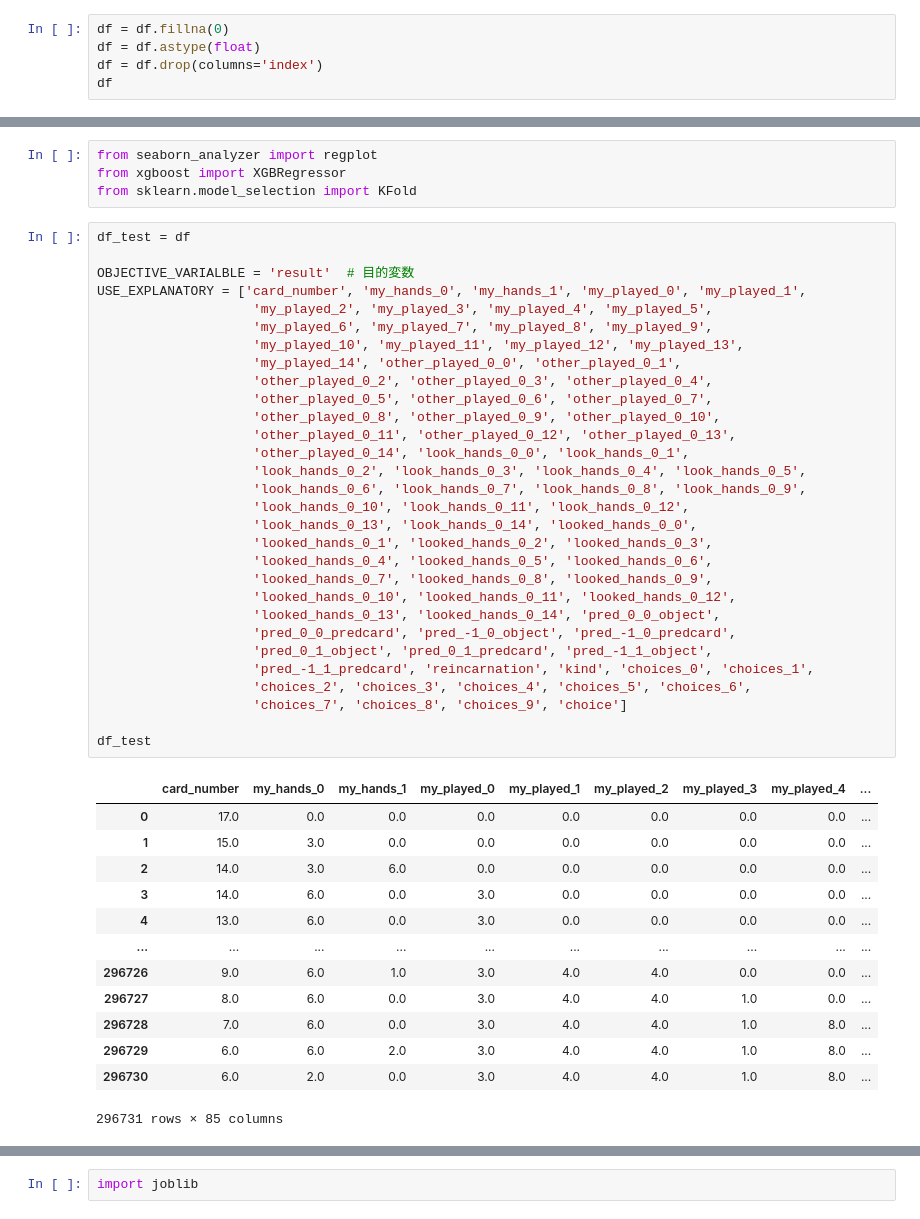
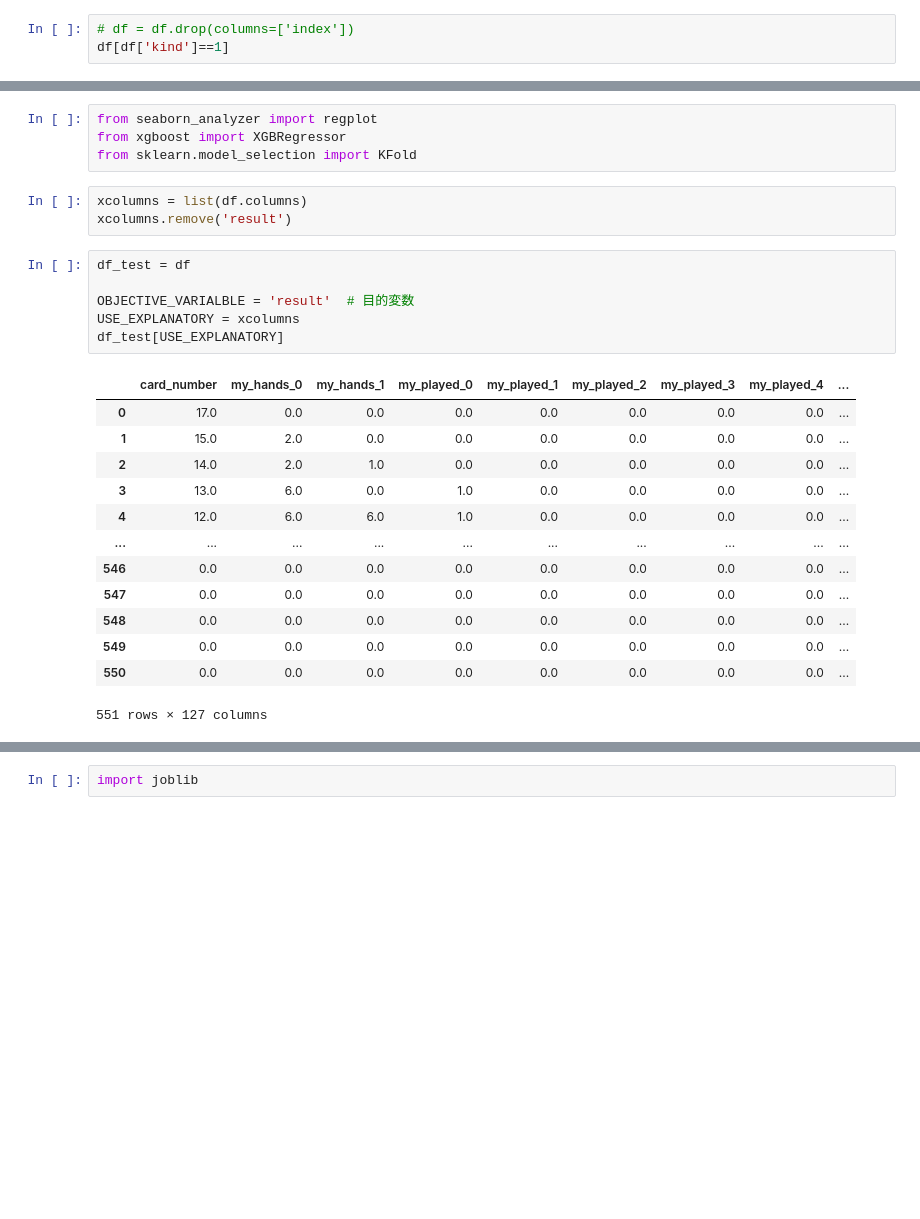
Before and after one commit to FuchigamiKoichi/XENO, a Jupyter notebook: test.ipynb, the cells around one changed output, grey strips where cells are left out. Drawn from its saved outputs; the diff is of its cells as text; blank space fills up the shorter version.

```diff
--- a/test.ipynb
+++ b/test.ipynb
@@ -346,6 +271,4 @@ Length: 86, dtype: object
 # %%
-df = df.fillna(0)
-df = df.astype(float)
-df = df.drop(columns='index')
-df
+# df = df.drop(columns=['index'])
+df[df['kind']==1]
 # %% [output]
@@ -381,50 +292,29 @@ Length: 85, dtype: object
 from seaborn_analyzer import regplot
 from xgboost import XGBRegressor
 from sklearn.model_selection import KFold
+# %%
+xcolumns = list(df.columns)
+xcolumns.remove('result')
 # %%
 df_test = df
 
 OBJECTIVE_VARIALBLE = 'result'  # 目的変数
-USE_EXPLANATORY = ['card_number', 'my_hands_0', 'my_hands_1', 'my_played_0', 'my_played_1',
-                    'my_played_2', 'my_played_3', 'my_played_4', 'my_played_5',
-                    'my_played_6', 'my_played_7', 'my_played_8', 'my_played_9',
-                    'my_played_10', 'my_played_11', 'my_played_12', 'my_played_13',
-                    'my_played_14', 'other_played_0_0', 'other_played_0_1',
-                    'other_played_0_2', 'other_played_0_3', 'other_played_0_4',
-                    'other_played_0_5', 'other_played_0_6', 'other_played_0_7',
-                    'other_played_0_8', 'other_played_0_9', 'other_played_0_10',
-                    'other_played_0_11', 'other_played_0_12', 'other_played_0_13',
-                    'other_played_0_14', 'look_hands_0_0', 'look_hands_0_1',
-                    'look_hands_0_2', 'look_hands_0_3', 'look_hands_0_4', 'look_hands_0_5',
-                    'look_hands_0_6', 'look_hands_0_7', 'look_hands_0_8', 'look_hands_0_9',
-                    'look_hands_0_10', 'look_hands_0_11', 'look_hands_0_12',
-                    'look_hands_0_13', 'look_hands_0_14', 'looked_hands_0_0',
-                    'looked_hands_0_1', 'looked_hands_0_2', 'looked_hands_0_3',
-                    'looked_hands_0_4', 'looked_hands_0_5', 'looked_hands_0_6',
-                    'looked_hands_0_7', 'looked_hands_0_8', 'looked_hands_0_9',
-                    'looked_hands_0_10', 'looked_hands_0_11', 'looked_hands_0_12',
-                    'looked_hands_0_13', 'looked_hands_0_14', 'pred_0_0_object',
-                    'pred_0_0_predcard', 'pred_-1_0_object', 'pred_-1_0_predcard',
-                    'pred_0_1_object', 'pred_0_1_predcard', 'pred_-1_1_object',
-                    'pred_-1_1_predcard', 'reincarnation', 'kind', 'choices_0', 'choices_1',
-                    'choices_2', 'choices_3', 'choices_4', 'choices_5', 'choices_6',
-                    'choices_7', 'choices_8', 'choices_9', 'choice']
-
-df_test
+USE_EXPLANATORY = xcolumns
+df_test[USE_EXPLANATORY]
 # %% [output]
 |  | card_number | my_hands_0 | my_hands_1 | my_played_0 | my_played_1 | my_played_2 | my_played_3 | my_played_4 | ... |
 | 0 | 17.0 | 0.0 | 0.0 | 0.0 | 0.0 | 0.0 | 0.0 | 0.0 | ... |
-| 1 | 15.0 | 3.0 | 0.0 | 0.0 | 0.0 | 0.0 | 0.0 | 0.0 | ... |
-| 2 | 14.0 | 3.0 | 6.0 | 0.0 | 0.0 | 0.0 | 0.0 | 0.0 | ... |
-| 3 | 14.0 | 6.0 | 0.0 | 3.0 | 0.0 | 0.0 | 0.0 | 0.0 | ... |
-| 4 | 13.0 | 6.0 | 0.0 | 3.0 | 0.0 | 0.0 | 0.0 | 0.0 | ... |
+| 1 | 15.0 | 2.0 | 0.0 | 0.0 | 0.0 | 0.0 | 0.0 | 0.0 | ... |
+| 2 | 14.0 | 2.0 | 1.0 | 0.0 | 0.0 | 0.0 | 0.0 | 0.0 | ... |
+| 3 | 13.0 | 6.0 | 0.0 | 1.0 | 0.0 | 0.0 | 0.0 | 0.0 | ... |
+| 4 | 12.0 | 6.0 | 6.0 | 1.0 | 0.0 | 0.0 | 0.0 | 0.0 | ... |
 | ... | ... | ... | ... | ... | ... | ... | ... | ... | ... |
-| 296726 | 9.0 | 6.0 | 1.0 | 3.0 | 4.0 | 4.0 | 0.0 | 0.0 | ... |
-| 296727 | 8.0 | 6.0 | 0.0 | 3.0 | 4.0 | 4.0 | 1.0 | 0.0 | ... |
-| 296728 | 7.0 | 6.0 | 0.0 | 3.0 | 4.0 | 4.0 | 1.0 | 8.0 | ... |
-| 296729 | 6.0 | 6.0 | 2.0 | 3.0 | 4.0 | 4.0 | 1.0 | 8.0 | ... |
-| 296730 | 6.0 | 2.0 | 0.0 | 3.0 | 4.0 | 4.0 | 1.0 | 8.0 | ... |
+| 546 | 0.0 | 0.0 | 0.0 | 0.0 | 0.0 | 0.0 | 0.0 | 0.0 | ... |
+| 547 | 0.0 | 0.0 | 0.0 | 0.0 | 0.0 | 0.0 | 0.0 | 0.0 | ... |
+| 548 | 0.0 | 0.0 | 0.0 | 0.0 | 0.0 | 0.0 | 0.0 | 0.0 | ... |
+| 549 | 0.0 | 0.0 | 0.0 | 0.0 | 0.0 | 0.0 | 0.0 | 0.0 | ... |
+| 550 | 0.0 | 0.0 | 0.0 | 0.0 | 0.0 | 0.0 | 0.0 | 0.0 | ... |
-296731 rows × 85 columns
+551 rows × 127 columns
 # %%
 import numpy as np
 from sklearn.model_selection import cross_val_score
```
Also changed, not shown: parts of 35 cells of this notebook, 6 other files.
